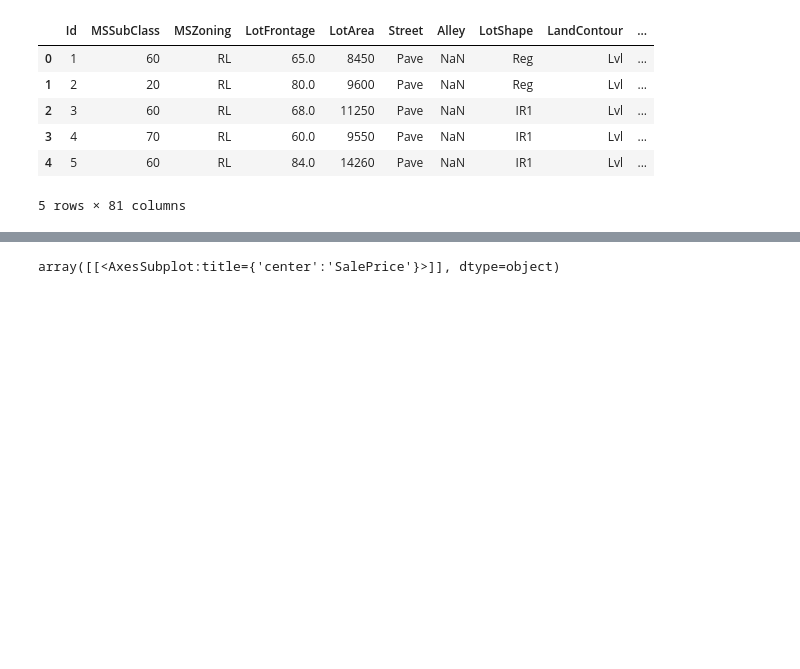
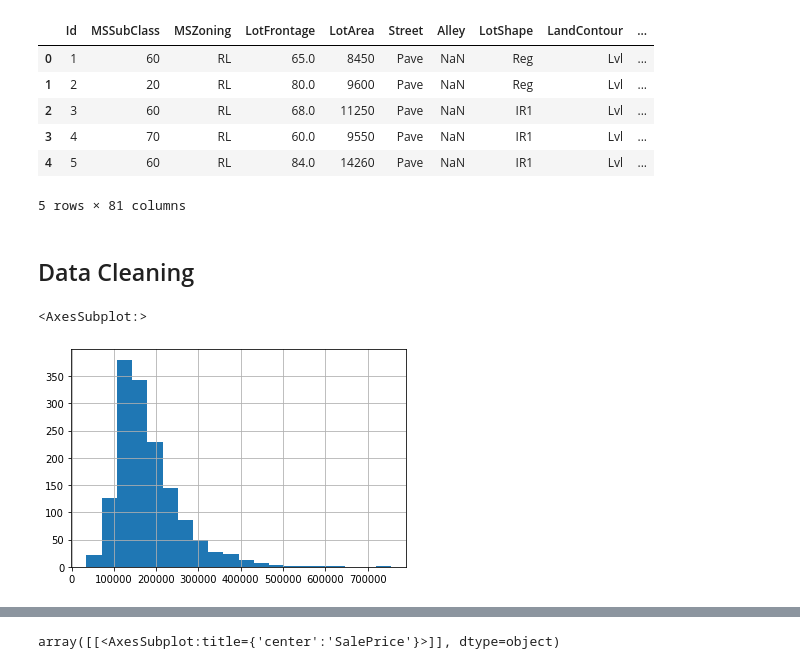
Before and after one commit to gihonglee/hosing_price_prediction, a Jupyter notebook: housing-price-prediction.ipynb, the cells around one changed output, grey strips where cells are left out. Drawn from its saved outputs; the diff is of its cells as text; code cells hidden in the pictures; blank space fills up the shorter version.

Commit message:
Kaggle Notebook | Housing_Price_Prediction | Version 3

```diff
--- a/housing-price-prediction.ipynb
+++ b/housing-price-prediction.ipynb
@@ -44,3 +47,11 @@ train_df.head()
 | 3 | 4 | 70 | RL | 60.0 | 9550 | Pave | NaN | IR1 | Lvl | ... |
 | 4 | 5 | 60 | RL | 84.0 | 14260 | Pave | NaN | IR1 | Lvl | ... |
 5 rows × 81 columns
+# %% [markdown]
+## Data Cleaning
+# %%
+# let's see the distribution of the target variable itself
+train_df['SalePrice'].hist(bins = 20)
+# %% [output]
+<AxesSubplot:>
+[figure, added]
```
Also changed, not shown: parts of 5 cells of this notebook.
